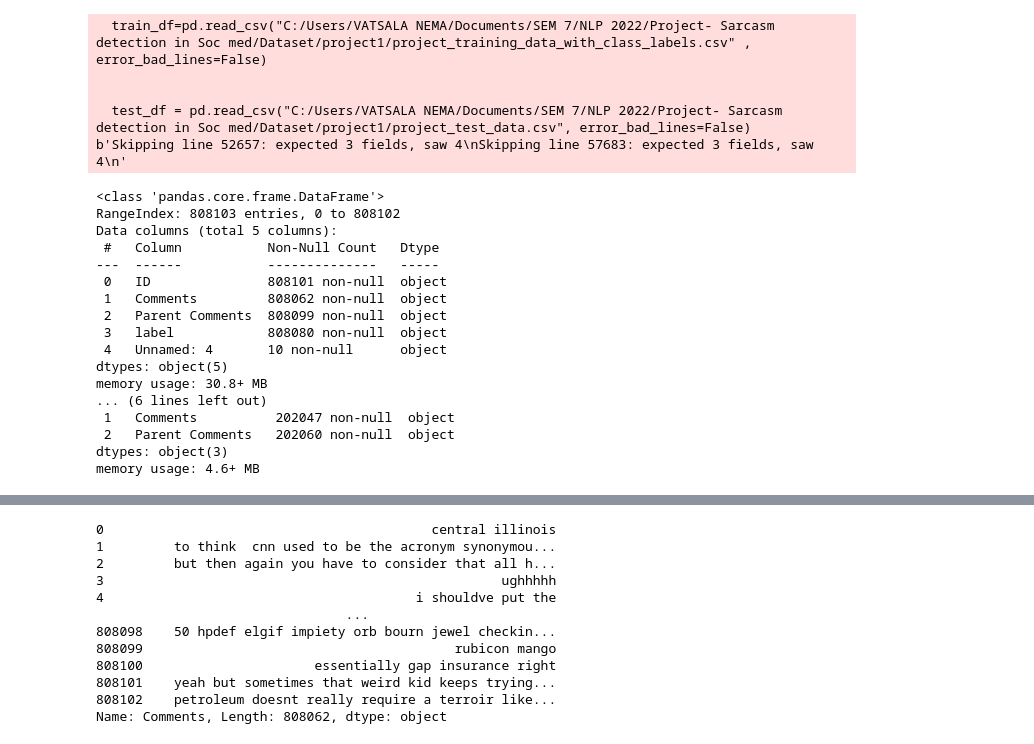
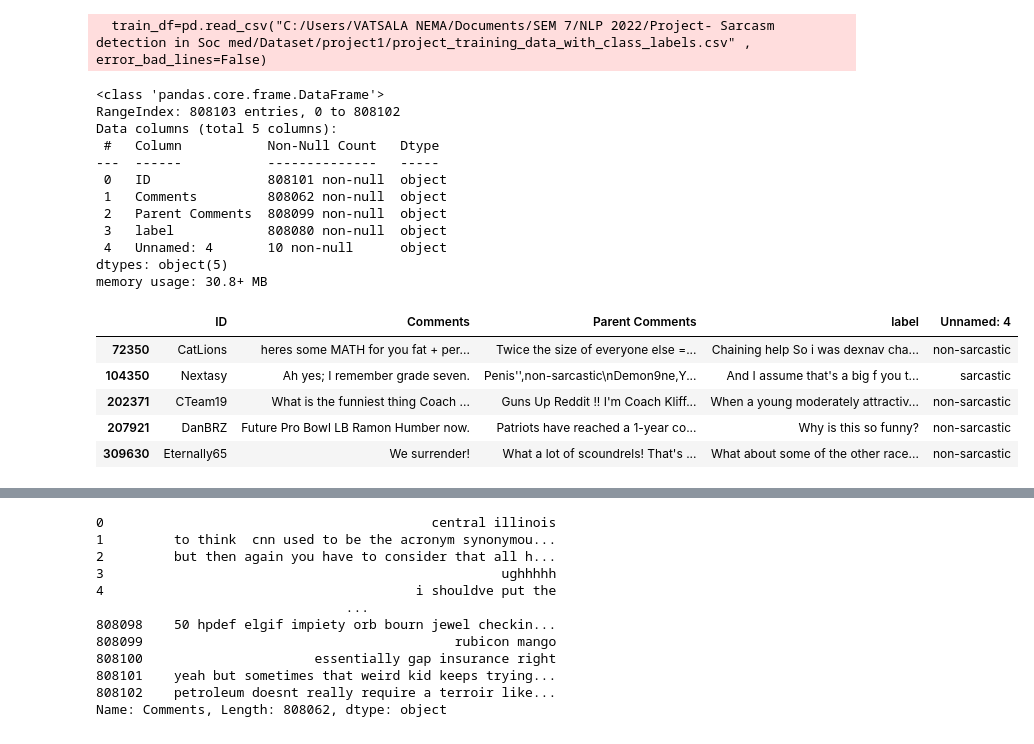
Before and after one commit to NemaVatsala/Sarcasm-detection-over-Reddit-Corpus, a Jupyter notebook: Project_merged.ipynb, the cells around one changed output, grey strips where cells are left out. Saved outputs shown, nothing was run; the diff lists cells and outputs as text; code cells hidden in the pictures.

```diff
--- a/Project_merged.ipynb
+++ b/Project_merged.ipynb
@@ -17,10 +17,6 @@ from sklearn.feature_extraction.text import TfidfVectorizer
 """**Importing CSV files**"""
 
 train_df=pd.read_csv("C:/Users/VATSALA NEMA/Documents/SEM 7/NLP 2022/Project- Sarcasm detection in Soc med/Dataset/project1/project_training_data_with_class_labels.csv" , error_bad_lines=False)
-test_df = pd.read_csv("C:/Users/VATSALA NEMA/Documents/SEM 7/NLP 2022/Project- Sarcasm detection in Soc med/Dataset/project1/project_test_data.csv", error_bad_lines=False)
+#test_df = pd.read_csv("C:/Users/VATSALA NEMA/Documents/SEM 7/NLP 2022/Project- Sarcasm detection in Soc med/Dataset/project1/project_test_data.csv", error_bad_lines=False)
 # %% [output]
   train_df=pd.read_csv("C:/Users/VATSALA NEMA/Documents/SEM 7/NLP 2022/Project- Sarcasm detection in Soc med/Dataset/project1/project_training_data_with_class_labels.csv" , error_bad_lines=False)
-
-
-  test_df = pd.read_csv("C:/Users/VATSALA NEMA/Documents/SEM 7/NLP 2022/Project- Sarcasm detection in Soc med/Dataset/project1/project_test_data.csv", error_bad_lines=False)
-b'Skipping line 52657: expected 3 fields, saw 4\nSkipping line 57683: expected 3 fields, saw 4\n'
@@ -31,38 +31,37 @@ df1 = train_df[train_df.isna().any(axis=1)]
 
 df1
 
-train_df.dropna()
+df5=train_df.dropna()
 
-df2 = test_df[test_df.isna().any(axis=1)]
+#df2 = test_df[test_df.isna().any(axis=1)]
 
-df2
+#df2
 
-test_df.dropna()
-
-train_df.rename(columns = {' Class Labels ':'label'}, inplace = True)
-
-train_df['label'].replace(['non-sarcastic','sarcastic'],[1,0], inplace = True)
-
-train_df.head()
-
-train_df.info()
-
-test_df.info()
+#test_df=test_df.dropna()
-# %% [output]
-<class 'pandas.core.frame.DataFrame'>
-RangeIndex: 808103 entries, 0 to 808102
-Data columns (total 5 columns):
- #   Column           Non-Null Count   Dtype
----  ------           --------------   -----
- 0   ID               808101 non-null  object
- 1   Comments         808062 non-null  object
- 2   Parent Comments  808099 non-null  object
- 3   label            808080 non-null  object
- 4   Unnamed: 4       10 non-null      object
-dtypes: object(5)
-memory usage: 30.8+ MB
-... (6 lines left out)
- 1   Comments          202047 non-null  object
- 2   Parent Comments   202060 non-null  object
-dtypes: object(3)
-memory usage: 4.6+ MB
+# %%
+train_df.head()
+
+train_df.info()
+
+#test_df.info()
+
+df5.head()
+# %% [output]
+<class 'pandas.core.frame.DataFrame'>
+RangeIndex: 808103 entries, 0 to 808102
+Data columns (total 5 columns):
+ #   Column           Non-Null Count   Dtype
+---  ------           --------------   -----
+ 0   ID               808101 non-null  object
+ 1   Comments         808062 non-null  object
+ 2   Parent Comments  808099 non-null  object
+ 3   label            808080 non-null  object
+ 4   Unnamed: 4       10 non-null      object
+dtypes: object(5)
+memory usage: 30.8+ MB
+|  | ID | Comments | Parent Comments | label | Unnamed: 4 |
+| 72350 | CatLions | heres some MATH for you fat + per... | Twice the size of everyone else =... | Chaining help So i was dexnav cha... | non-sarcastic |
+| 104350 | Nextasy | Ah yes; I remember grade seven. | Penis'',non-sarcastic\nDemon9ne,Y... | And I assume that's a big f you t... | sarcastic |
+| 202371 | CTeam19 | What is the funniest thing Coach ... | Guns Up Reddit !! I'm Coach Kliff... | When a young moderately attractiv... | non-sarcastic |
+| 207921 | DanBRZ | Future Pro Bowl LB Ramon Humber now. | Patriots have reached a 1-year co... | Why is this so funny? | non-sarcastic |
+| 309630 | Eternally65 | We surrender! | What a lot of scoundrels! That's ... | What about some of the other race... | non-sarcastic |
```
Also changed, not shown: parts of 11 cells of this notebook.
